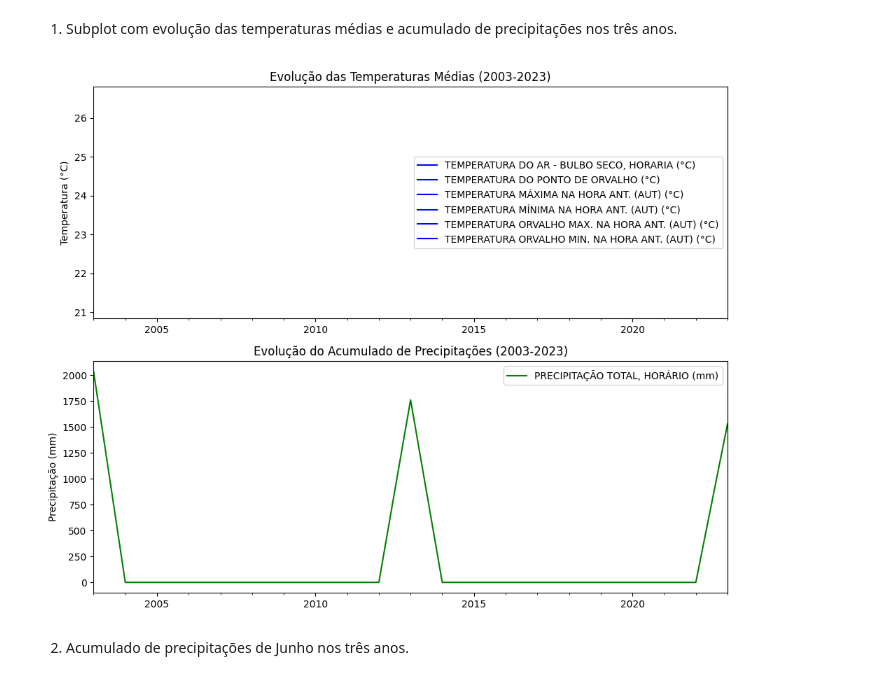
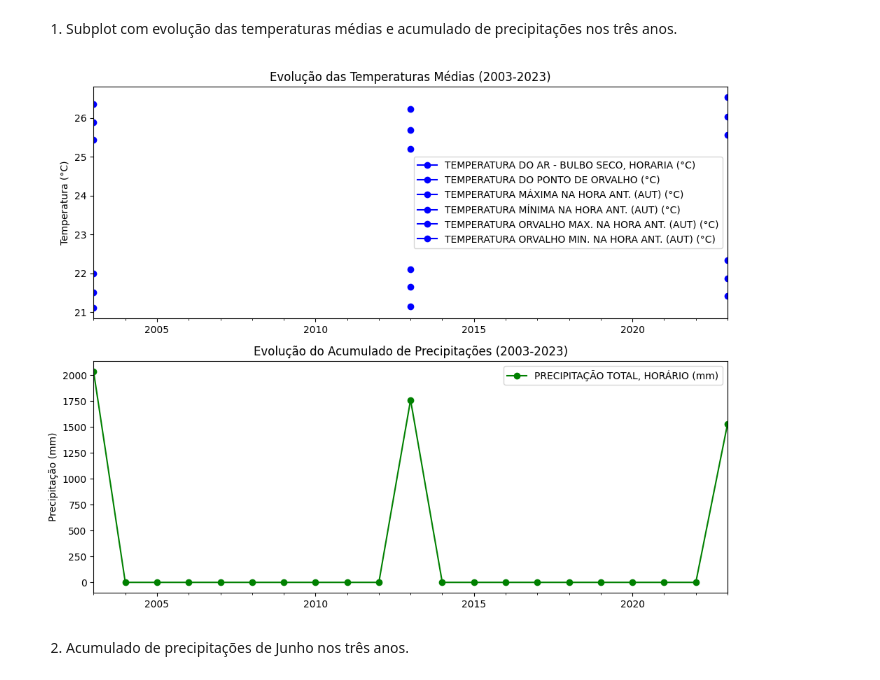
Before and after one commit to everaldina/Trilha_Python, a Jupyter notebook: PI-009.ipynb, the cells around one changed output. Drawn from its saved outputs; the diff is of its cells as text; code cells hidden in the pictures.

```diff
--- a/PI-009.ipynb
+++ b/PI-009.ipynb
@@ -131,32 +131,32 @@ import matplotlib.pyplot as plt
 # %%
 # Agrupando os dados por ano e calculando as médias das temperaturas e somas das precipitações para cada ano
 temperaturas_medias_anuais = estacao_ssa['temperatura'].resample('Y').mean()
 acumulado_precipitacoes_anuais = estacao_ssa['precipitacao'].resample('Y').sum()
 
 # Criando um subplot
 fig, axs = plt.subplots(2, 1, figsize=(10, 8))
 
 # Plotando a evolução das temperaturas médias
-temperaturas_medias_anuais.plot(ax=axs[0], color='blue', label='Temperatura Média')
+temperaturas_medias_anuais.plot(ax=axs[0], color='blue', label='Temperatura Média', marker='o', linestyle='-')
 
 # Configurações do primeiro subplot
 axs[0].set_title('Evolução das Temperaturas Médias (2003-2023)')
 axs[0].set_ylabel('Temperatura (°C)')
 axs[0].legend()
 
 # Plotando o acumulado de precipitações
-acumulado_precipitacoes_anuais.plot(ax=axs[1], color='green', label='Acumulado de Precipitações')
+acumulado_precipitacoes_anuais.plot(ax=axs[1], color='green', label='Acumulado de Precipitações', marker='o', linestyle='-')
 
 # Configurações do segundo subplot
 axs[1].set_title('Evolução do Acumulado de Precipitações (2003-2023)')
 axs[1].set_ylabel('Precipitação (mm)')
 axs[1].legend()
 
 # Ajustando layout
 plt.tight_layout()
 plt.show()
 # %% [output]
-[figure, old version]
+[figure, new version]
 # %% [markdown]
 2. Acumulado de precipitações de Junho nos três anos.
 # %% [markdown]
```
